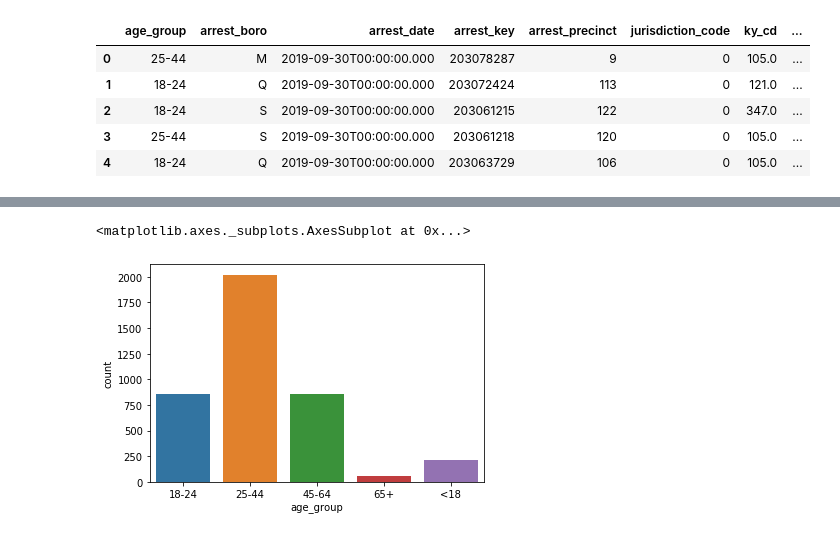
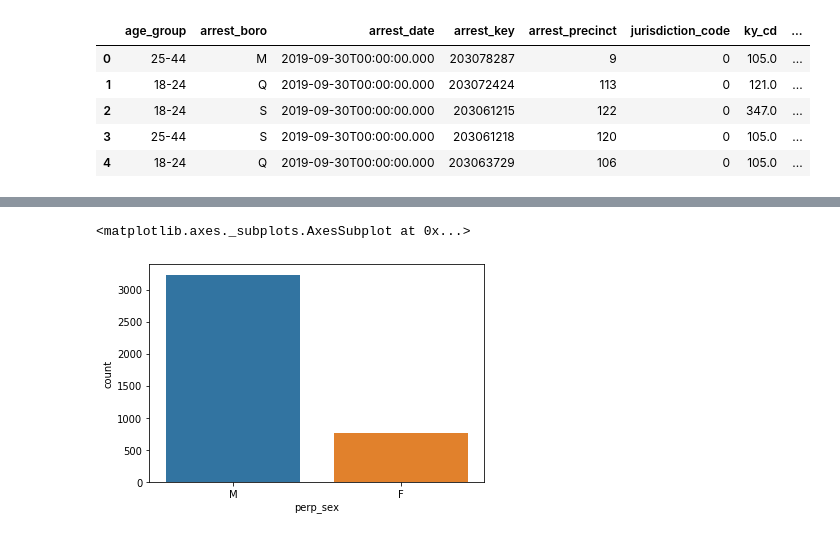
Before and after one commit to atc2146/NYC-Arrests, a Jupyter notebook: nyc-arrest-data.ipynb, the cells around one changed output, grey strips where cells are left out. Saved outputs shown, nothing was run; the diff lists cells and outputs as text; code cells hidden in the pictures.

Commit message:
clean code and add plots

```diff
--- a/nyc-arrest-data.ipynb
+++ b/nyc-arrest-data.ipynb
@@ -61,17 +79,3 @@ num_of_results = meta_arrest_date['cachedContents']['non_null']
-# %%
-# filter dataset
-results = client.get(socrata_dataset_identifier,
-                     where="ARREST_DATE > '2019-01-01T00:00:00.000'",
-                     # select="column1,column2,etc",
-                     # order="column1 ASC",
-                     # can also do other operations
-                     limit=1000)
-
-
-print("Number of results downloaded: " + str(len(results)))
-
-# results_df = pd.DataFrame.from_records(results)
-# results_df
 # %%
 # loop through the results
 
@@ -140,6 +158,6 @@ results_df['age_group'].value_counts()[age_group_labels].plot(kind='bar')
 # %%
-sns.countplot(results_df['age_group'],
-              order=age_group_labels)
+sns.countplot(results_df['perp_sex'],
+              )
 # %% [output]
 <matplotlib.axes._subplots.AxesSubplot at 0x...>
-[figure, old version]
+[figure, new version]
```
Also changed, not shown: parts of 8 cells of this notebook.
